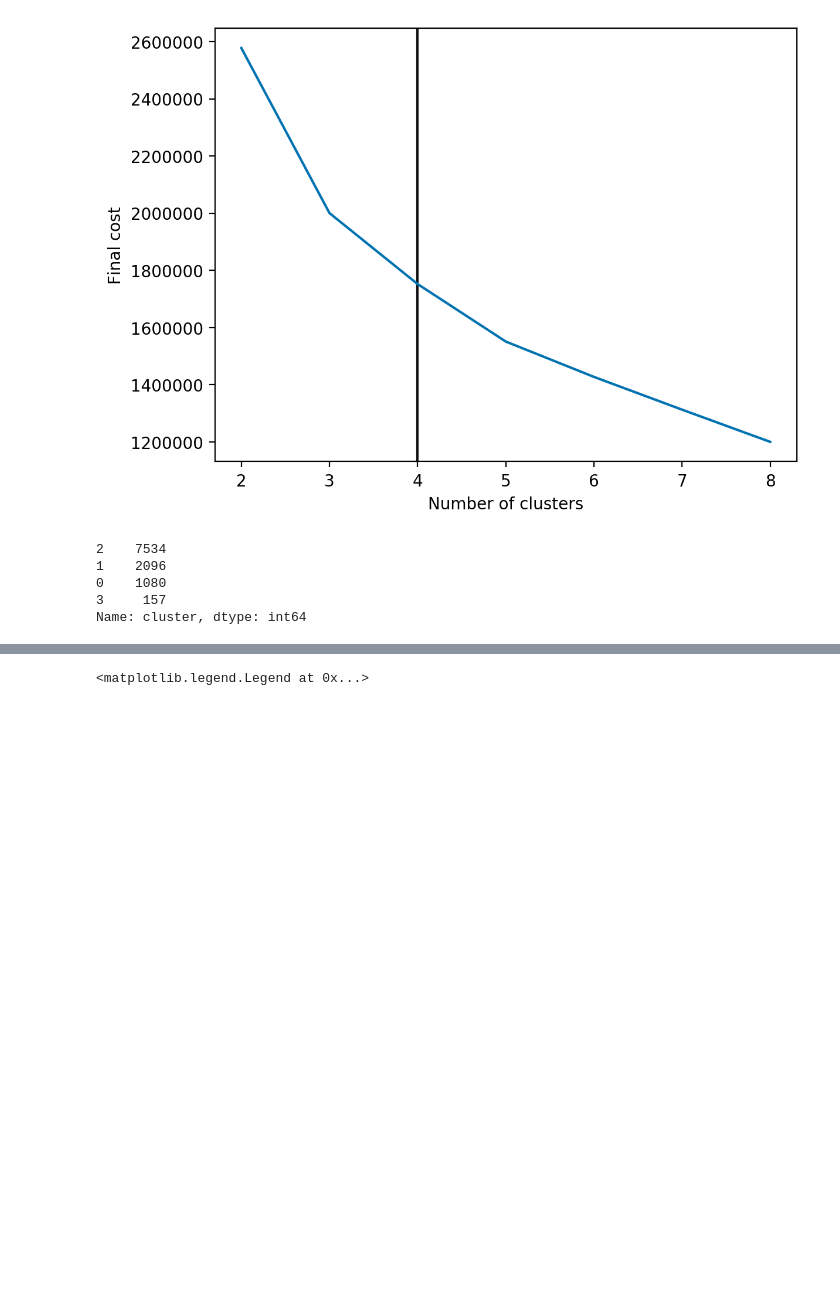
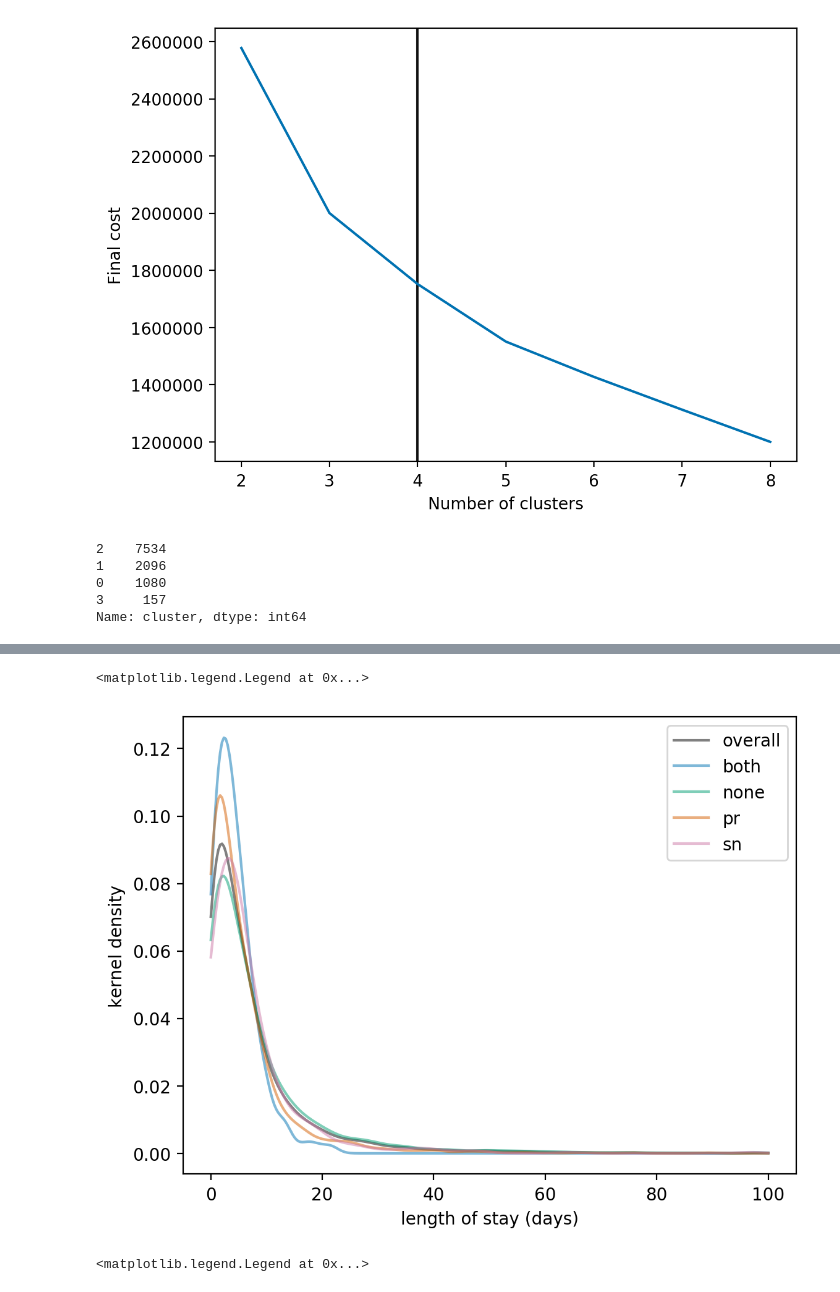
Before and after one commit to daffidwilde/copd-paper, a Jupyter notebook: nbs/clusters.ipynb, the cells around one changed output, grey strips where cells are left out. Saved outputs shown, nothing was run; the diff lists cells and outputs as text; code cells hidden in the pictures; blank space fills up the shorter version.

Commit message:
Add in beginnings of treatment segmentation plots.

```diff
--- a/nbs/clusters.ipynb
+++ b/nbs/clusters.ipynb
@@ -168,3 +183,29 @@ Name: cluster, dtype: int64
+# %%
+fig, ax = plt.subplots(dpi=200)
+
+xs = np.linspace(0, 100, 300)
+kernel = stats.gaussian_kde(copd["true_los"])
+ax.plot(xs, kernel(xs), "gray", label="overall")
+
+for intervention, times in copd.groupby("intervention")["true_los"]:
+
+#     colour = colours[cluster]
+    kernel = stats.gaussian_kde(times)
+    ax.plot(
+        xs,
+        kernel(xs),
+        alpha=0.5,
+#         color=colour,
+        label=intervention,
+    )
+
+ax.set_xlabel("length of stay (days)")
+ax.set_ylabel("kernel density")
+
+ax.legend()
+# %% [output]
+<matplotlib.legend.Legend at 0x...>
+[figure, added]
 # %%
 fig, ax = plt.subplots(dpi=200)
 
```
Also changed, not shown: parts of 3 cells of this notebook.
